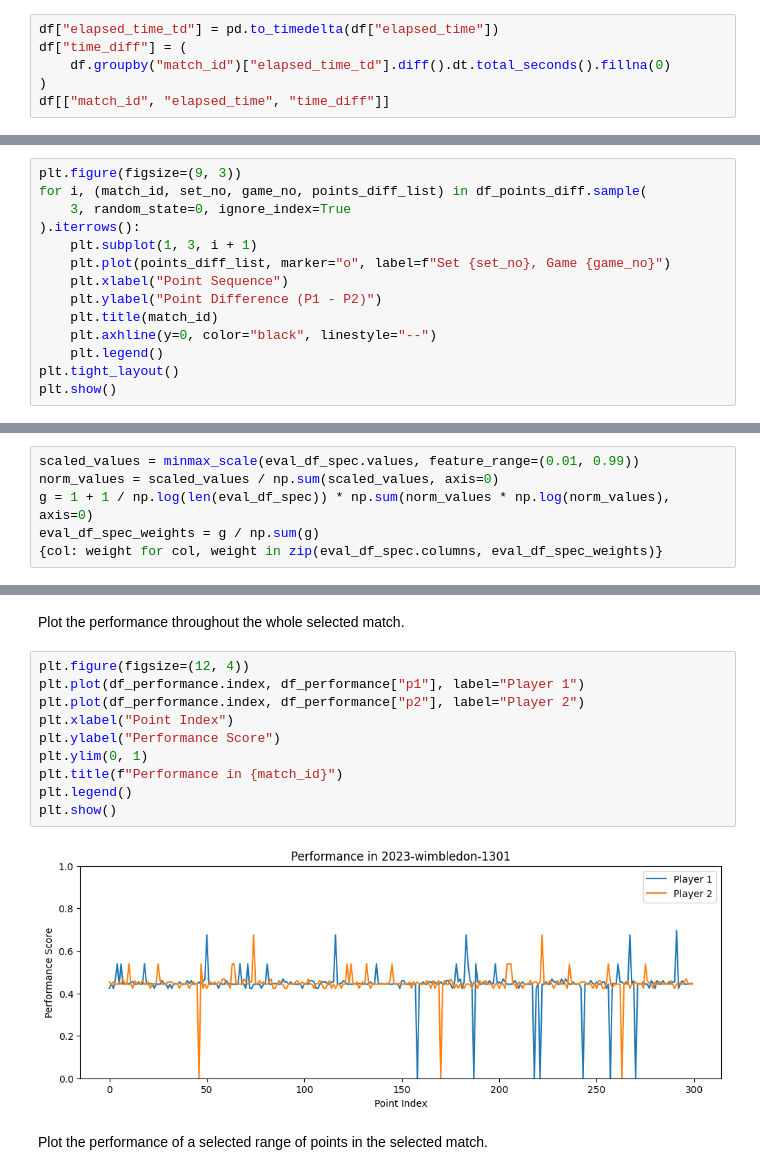
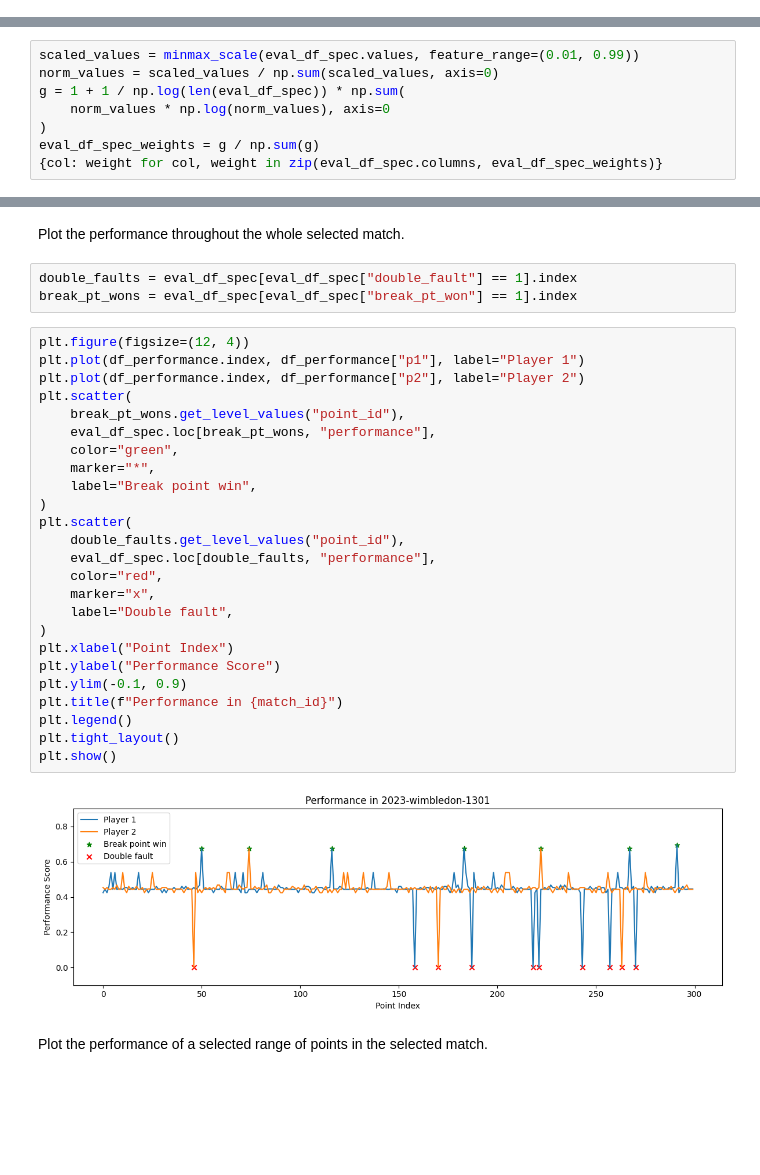
Before and after one commit to Charlie-XIAO/MCM24-xzz, a Jupyter notebook: q1.ipynb, the cells around one changed output, grey strips where cells are left out. Cells and saved outputs as stored; diff of their text form; blank space fills up the shorter version.

Commit message:
q1 improved by marking points

```diff
--- a/q1.ipynb
+++ b/q1.ipynb
@@ -12,6 +9,0 @@ Compute time spent for each point.
-# %%
-df["elapsed_time_td"] = pd.to_timedelta(df["elapsed_time"])
-df["time_diff"] = (
-    df.groupby("match_id")["elapsed_time_td"].diff().dt.total_seconds().fillna(0)
-)
-df[["match_id", "elapsed_time", "time_diff"]]
@@ -55,14 +9,0 @@ df_points_diff
-# %%
-plt.figure(figsize=(9, 3))
-for i, (match_id, set_no, game_no, points_diff_list) in df_points_diff.sample(
-    3, random_state=0, ignore_index=True
-).iterrows():
-    plt.subplot(1, 3, i + 1)
-    plt.plot(points_diff_list, marker="o", label=f"Set {set_no}, Game {game_no}")
-    plt.xlabel("Point Sequence")
-    plt.ylabel("Point Difference (P1 - P2)")
-    plt.title(match_id)
-    plt.axhline(y=0, color="black", linestyle="--")
-    plt.legend()
-plt.tight_layout()
-plt.show()
@@ -124,7 +63,9 @@ Use the entropy weight method (EWM) to assign the weight for each feature.
 # %%
 scaled_values = minmax_scale(eval_df_spec.values, feature_range=(0.01, 0.99))
 norm_values = scaled_values / np.sum(scaled_values, axis=0)
-g = 1 + 1 / np.log(len(eval_df_spec)) * np.sum(norm_values * np.log(norm_values), axis=0)
+g = 1 + 1 / np.log(len(eval_df_spec)) * np.sum(
+    norm_values * np.log(norm_values), axis=0
+)
 eval_df_spec_weights = g / np.sum(g)
 {col: weight for col, weight in zip(eval_df_spec.columns, eval_df_spec_weights)}
 # %% [output]
@@ -221,17 +162,35 @@ df_performance
 300 rows × 2 columns
 # %% [markdown]
 Plot the performance throughout the whole selected match.
+# %%
+double_faults = eval_df_spec[eval_df_spec["double_fault"] == 1].index
+break_pt_wons = eval_df_spec[eval_df_spec["break_pt_won"] == 1].index
 # %%
 plt.figure(figsize=(12, 4))
 plt.plot(df_performance.index, df_performance["p1"], label="Player 1")
 plt.plot(df_performance.index, df_performance["p2"], label="Player 2")
+plt.scatter(
+    break_pt_wons.get_level_values("point_id"),
+    eval_df_spec.loc[break_pt_wons, "performance"],
+    color="green",
+    marker="*",
+    label="Break point win",
+)
+plt.scatter(
+    double_faults.get_level_values("point_id"),
+    eval_df_spec.loc[double_faults, "performance"],
+    color="red",
+    marker="x",
+    label="Double fault",
+)
 plt.xlabel("Point Index")
 plt.ylabel("Performance Score")
-plt.ylim(0, 1)
+plt.ylim(-0.1, 0.9)
 plt.title(f"Performance in {match_id}")
 plt.legend()
+plt.tight_layout()
 plt.show()
 # %% [output]
-[figure, old version]
+[figure, new version]
 # %% [markdown]
 Plot the performance of a selected range of points in the selected match.
```
Also changed, not shown: parts of 8 cells of this notebook.
